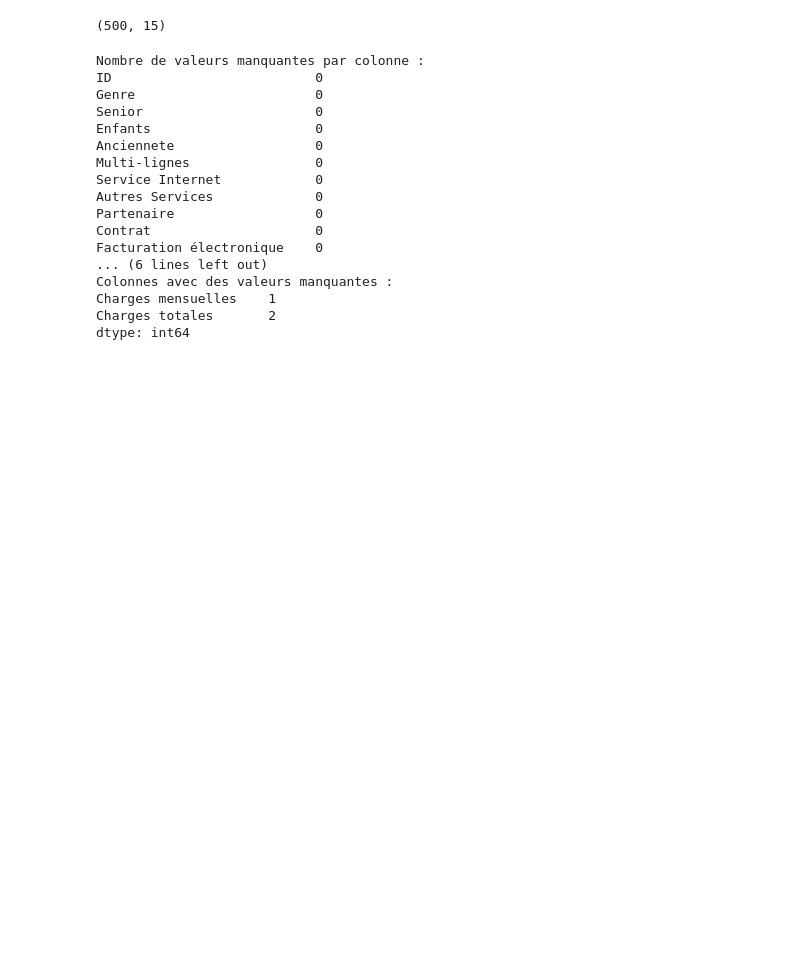
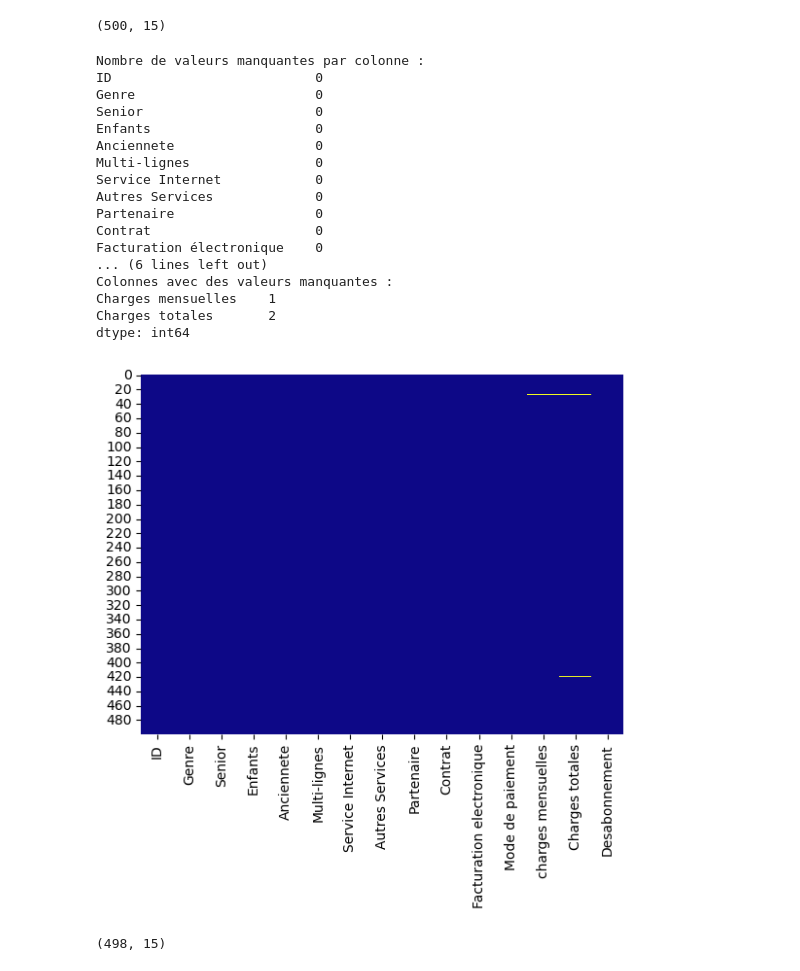
Before and after one commit to keagnon/ChurnGuardML, a Jupyter notebook: notebooks/EDA.ipynb, the cells around one changed output. Drawn from its saved outputs; the diff is of its cells as text; code cells hidden in the pictures; blank space fills up the shorter version.

Commit message:
Suppression des valeurs manquantes

```diff
--- a/notebooks/EDA.ipynb
+++ b/notebooks/EDA.ipynb
@@ -74,3 +72,11 @@ Colonnes avec des valeurs manquantes :
 Charges mensuelles    1
 Charges totales       2
 dtype: int64
+# %%
+# Afficher une heatmap des valeurs manquantes
+sns.heatmap(telecom_df.isnull(), cbar=False, cmap='plasma')
+
+# Afficher le plot
+plt.show()
+# %% [output]
+[figure, added]
@@ -76,0 +85,4 @@ dtype: int64
+# %%
+telecom_df.shape
+# %% [output]
+(498, 15)
```
Also changed, not shown: parts of 3 cells of this notebook.
